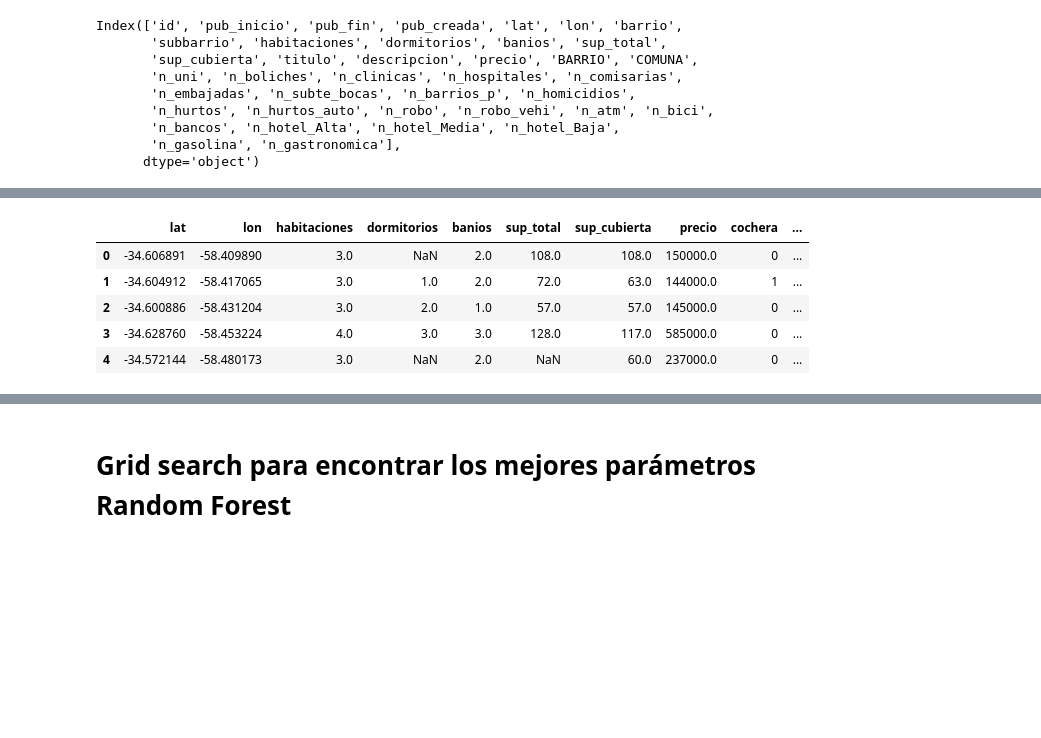
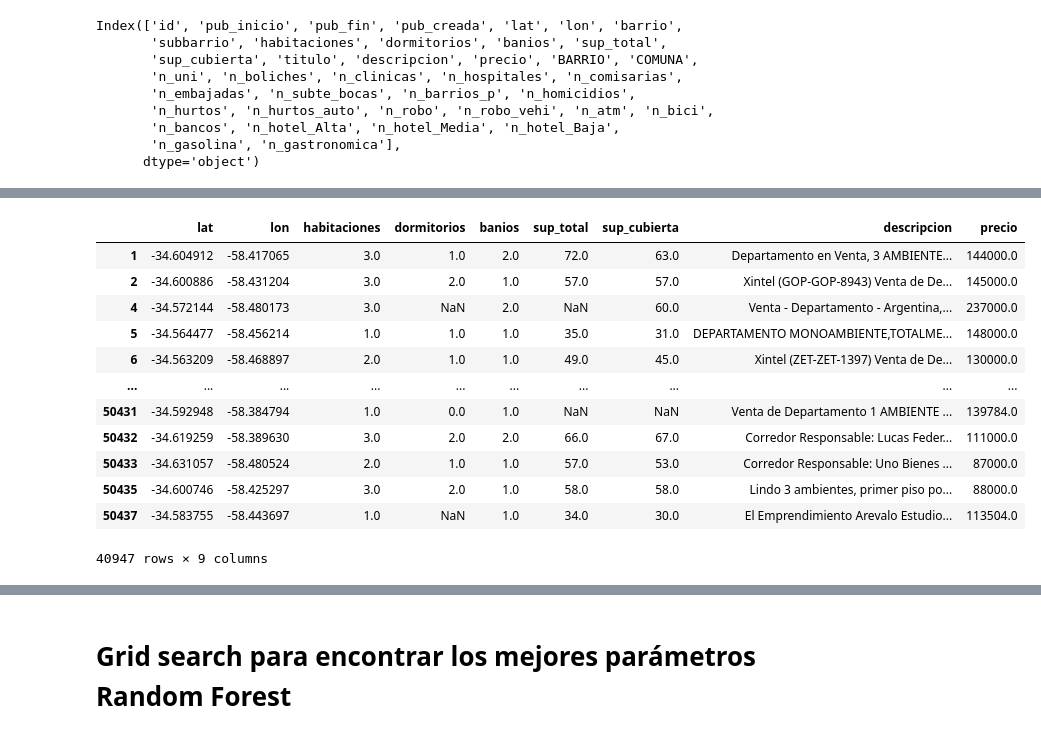
Before and after one commit to arielfaur/fmap-propiedades-kaggle, a Jupyter notebook: precio_propiedades_regresion.ipynb, the cells around one changed output, grey strips where cells are left out. Drawn from its saved outputs; the diff is of its cells as text; code cells hidden in the pictures; blank space fills up the shorter version.

Commit message:
remover outliers

```diff
--- a/precio_propiedades_regresion.ipynb
+++ b/precio_propiedades_regresion.ipynb
@@ -141,6 +190,6 @@ def plot_test_predictions(y_test, y_pred):
 # %%
-df_train = pd.read_csv('data_def.csv', sep=';', decimal=',')
-df_train.head()
+df_train = pd.read_csv(urljoin(base_data_url,'data_def.csv'), sep=';', decimal=',')
+df_train
 # %% [output]
 |  | id | pub_inicio | pub_fin | pub_creada | lat | lon | barrio | subbarrio | habitaciones | ... |
 | 0 | 1 | 2019-11-20 | 9999-12-31 | 2019-11-20 | -34.606891 | -58.409890 | Almagro | NaN | 3.0 | ... |
@@ -163,0 +236,8 @@ Index(['id', 'pub_inicio', 'pub_fin', 'pub_creada', 'lat', 'lon', 'barrio',
+# %%
+    # remover observaciones Puerto Madero
+# df_train = df_train[df_train['BARRIO']!='puerto madero']
+
+df_train['descripcion'].fillna('', inplace=True)
+
+df_train.drop(df_train[(df_train.BARRIO=='puerto madero') | (df_train.sup_total > 100)].index, inplace=True)
+df_train
@@ -164,11 +258,18 @@ Index(['id', 'pub_inicio', 'pub_fin', 'pub_creada', 'lat', 'lon', 'barrio',
 # %%
 ids, df_train = preprocessing(df_train)
 # %%
-df_train.head()
+df_train
 # %% [output]
-|  | lat | lon | habitaciones | dormitorios | banios | sup_total | sup_cubierta | precio | cochera | ... |
-| 0 | -34.606891 | -58.409890 | 3.0 | NaN | 2.0 | 108.0 | 108.0 | 150000.0 | 0 | ... |
-| 1 | -34.604912 | -58.417065 | 3.0 | 1.0 | 2.0 | 72.0 | 63.0 | 144000.0 | 1 | ... |
-| 2 | -34.600886 | -58.431204 | 3.0 | 2.0 | 1.0 | 57.0 | 57.0 | 145000.0 | 0 | ... |
-| 3 | -34.628760 | -58.453224 | 4.0 | 3.0 | 3.0 | 128.0 | 117.0 | 585000.0 | 0 | ... |
-| 4 | -34.572144 | -58.480173 | 3.0 | NaN | 2.0 | NaN | 60.0 | 237000.0 | 0 | ... |
+|  | lat | lon | habitaciones | dormitorios | banios | sup_total | sup_cubierta | descripcion | precio |
+| 1 | -34.604912 | -58.417065 | 3.0 | 1.0 | 2.0 | 72.0 | 63.0 | Departamento en Venta, 3 AMBIENTE... | 144000.0 |
+| 2 | -34.600886 | -58.431204 | 3.0 | 2.0 | 1.0 | 57.0 | 57.0 | Xintel (GOP-GOP-8943) Venta de De... | 145000.0 |
+| 4 | -34.572144 | -58.480173 | 3.0 | NaN | 2.0 | NaN | 60.0 | Venta - Departamento - Argentina,... | 237000.0 |
+| 5 | -34.564477 | -58.456214 | 1.0 | 1.0 | 1.0 | 35.0 | 31.0 | DEPARTAMENTO MONOAMBIENTE,TOTALME... | 148000.0 |
+| 6 | -34.563209 | -58.468897 | 2.0 | 1.0 | 1.0 | 49.0 | 45.0 | Xintel (ZET-ZET-1397) Venta de De... | 130000.0 |
+| ... | ... | ... | ... | ... | ... | ... | ... | ... | ... |
+| 50431 | -34.592948 | -58.384794 | 1.0 | 0.0 | 1.0 | NaN | NaN | Venta de Departamento 1 AMBIENTE ... | 139784.0 |
+| 50432 | -34.619259 | -58.389630 | 3.0 | 2.0 | 2.0 | 66.0 | 67.0 | Corredor Responsable: Lucas Feder... | 111000.0 |
+| 50433 | -34.631057 | -58.480524 | 2.0 | 1.0 | 1.0 | 57.0 | 53.0 | Corredor Responsable: Uno Bienes ... | 87000.0 |
+| 50435 | -34.600746 | -58.425297 | 3.0 | 2.0 | 1.0 | 58.0 | 58.0 | Lindo 3 ambientes, primer piso po... | 88000.0 |
+| 50437 | -34.583755 | -58.443697 | 1.0 | NaN | 1.0 | 34.0 | 30.0 | El Emprendimiento Arevalo Estudio... | 113504.0 |
+40947 rows × 9 columns
```
Also changed, not shown: parts of 9 cells of this notebook.
